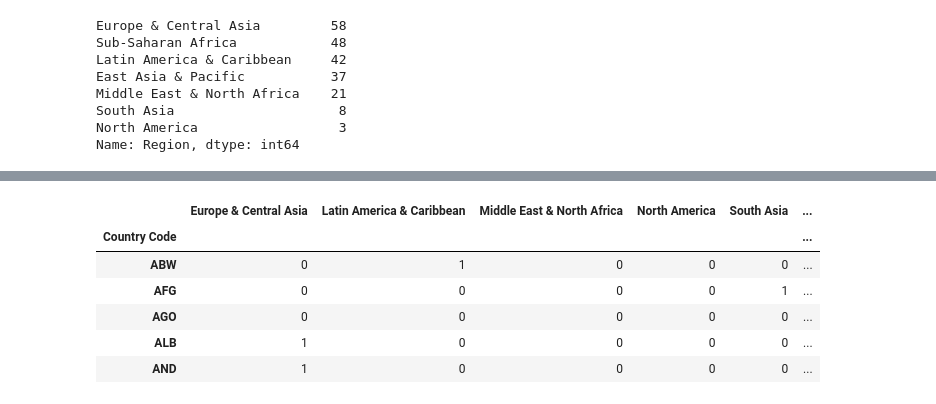
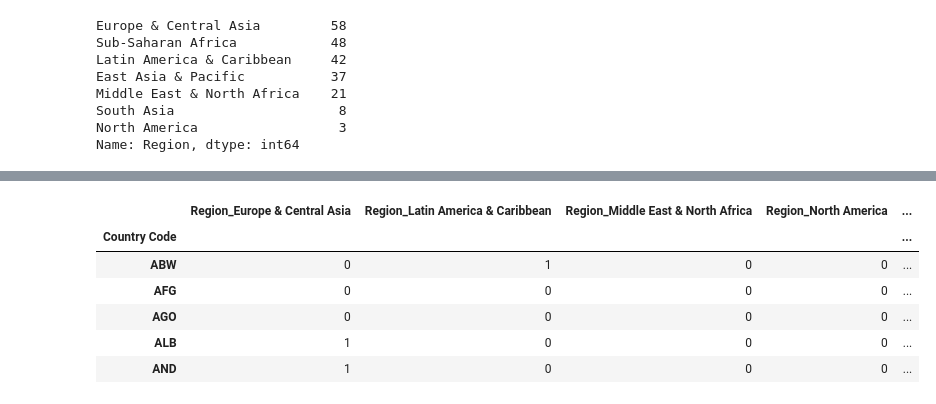
Before and after one commit to Aria-Kumar/COMSW4995_008_2017_3, a Jupyter notebook: notebooks/homework1.ipynb, the cells around one changed output, grey strips where cells are left out. Drawn from its saved outputs; the diff is of its cells as text; code cells hidden in the pictures.

```diff
--- a/notebooks/homework1.ipynb
+++ b/notebooks/homework1.ipynb
@@ -289,13 +339,13 @@ Name: Region, dtype: int64
 # %%
-# into df_region_dummies, create a dummies matrix for region, dropping the first region value
+# into df_region_dummies, create a dummies matrix for region, with prefix 'Region', dropping the first region value
 # and display the first 5 rows
-df_region_dummies = pd.get_dummies(df['Region'], drop_first=True)
+df_region_dummies = pd.get_dummies(df['Region'], prefix='Region', drop_first=True)
 df_region_dummies.head()
 # %% [output]
-|  | Europe & Central Asia | Latin America & Caribbean | Middle East & North Africa | North America | South Asia | ... |
-| Country Code |  |  |  |  |  | ... |
-| ABW | 0 | 1 | 0 | 0 | 0 | ... |
-| AFG | 0 | 0 | 0 | 0 | 1 | ... |
-| AGO | 0 | 0 | 0 | 0 | 0 | ... |
-| ALB | 1 | 0 | 0 | 0 | 0 | ... |
-| AND | 1 | 0 | 0 | 0 | 0 | ... |
+|  | Region_Europe & Central Asia | Region_Latin America & Caribbean | Region_Middle East & North Africa | Region_North America | ... |
+| Country Code |  |  |  |  | ... |
+| ABW | 0 | 1 | 0 | 0 | ... |
+| AFG | 0 | 0 | 0 | 0 | ... |
+| AGO | 0 | 0 | 0 | 0 | ... |
+| ALB | 1 | 0 | 0 | 0 | ... |
+| AND | 1 | 0 | 0 | 0 | ... |
```
Also changed, not shown: parts of 25 cells of this notebook.
